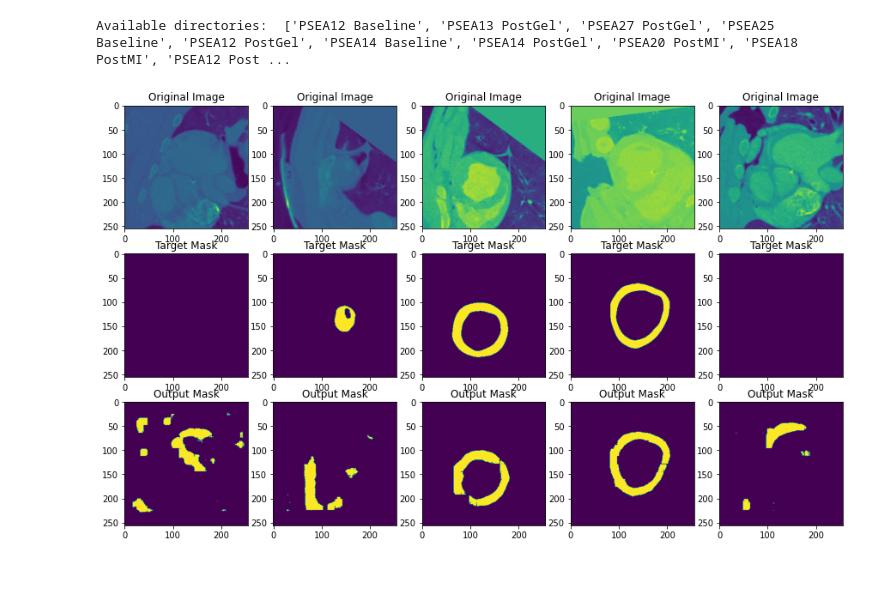
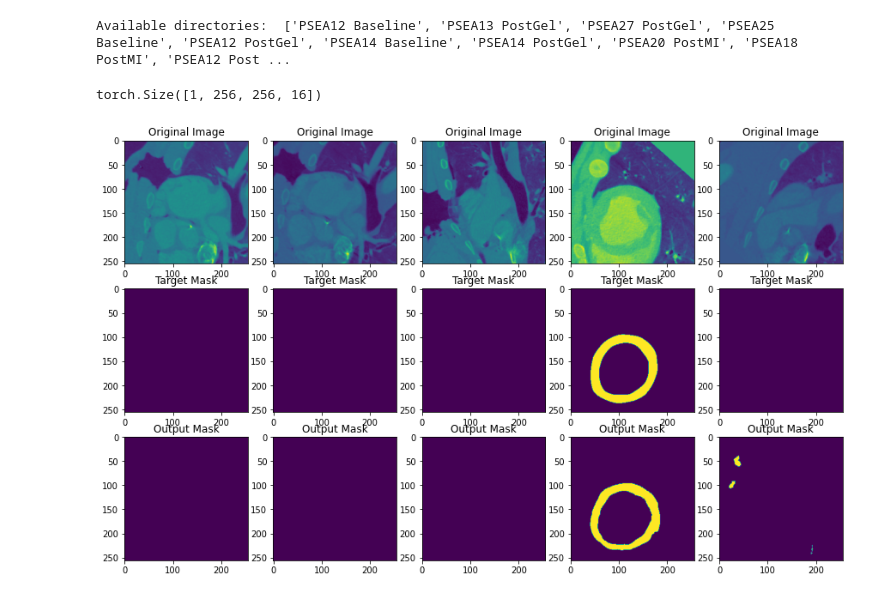
Before and after one commit to jsk0301/kim-papademetris-lab, a Jupyter notebook: lv_masking/a1_model_evaluation.ipynb, the cells around one changed output. Cells and saved outputs as stored; diff of their text form; code cells hidden in the pictures.

Commit message:
unet 256 results

```diff
--- a/lv_masking/a1_model_evaluation.ipynb
+++ b/lv_masking/a1_model_evaluation.ipynb
@@ -22,12 +25,16 @@ from MONAIUNet import UNet
 # 'models/6-9-2020_patched_64/tb_logs/6-9-2020_patched_64/version_0/checkpoints/epoch=994.ckpt'
 # 'models/6-15-2020_celoss/tb_logs/6-15-2020_celoss/version_0/checkpoints/epoch=569.ckpt'
 # 'models/6-16-2020_normalize/tb_logs/6-16-2020_normalize/version_0/checkpoints/epoch=664.ckpt'
-test_checkpoint_path = 'models/6-16-2020_normalize/tb_logs/6-16-2020_normalize/version_0/checkpoints/epoch=664.ckpt'
+# 'models/6-18-2020_3d_unet/tb_logs/6-18-2020_3d_unet/version_0/checkpoints/epoch=424.ckpt'
+# 'models/6-18-2020_ru/tb_logs/6-18-2020_ru/version_0/checkpoints/epoch=824.ckpt'
+# 'models/6-19-2020_3d_256/tb_logs/6-18-2020_3d_unet/version_1/checkpoints/epoch=99.ckpt'
+test_checkpoint_path = 'models/6-19-2020_3d_256/tb_logs/6-18-2020_3d_unet/version_1/checkpoints/epoch=99.ckpt'
 # %%
-criterion = monai.losses.DiceLoss(to_onehot_y=True, do_softmax=True)
+criterion = monai.losses.DiceLoss(to_onehot_y=True, softmax=True)
 model = UNet.load_from_checkpoint(
     test_checkpoint_path,
-    dimensions=2,
+#     dimensions=2,
+    dimensions=3,
     in_channels=1,
     out_channels=2,
     channels=(64, 128, 258, 512, 1024),
@@ -82,7 +89,8 @@ test_transforms = Compose(
         NormalizeIntensityd(keys="image"),
         RandSpatialCropd(
             keys=data_keys,
-            roi_size=(256, 256, 1),
+            roi_size=(256, 256, 16),
+#             roi_size=(256, 256, 1),
             random_size=False
         ),
         ToTensord(keys=data_keys),
@@ -98,27 +106,31 @@ test_dataset = monai.data.Dataset(
     data=test_dicts,
     transform=test_transforms,
 )
+# %%
+test_dataset[0]['image'].shape
+# %% [output]
+torch.Size([1, 256, 256, 16])
 # %%
 test_samples = random.sample(range(len(test_dataset)), 5)
 fig, axs = plt.subplots(3, 5, figsize=(15, 9))
 
 for i in range(5):
     sample = test_dataset[test_samples[i]]
-    axs[0, i].imshow(sample['image'][0, :, :, 0])
+    axs[0, i].imshow(sample['image'][0, :, :, 8])
     axs[0, i].set_title('Original Image')
 
-    axs[1, i].imshow(sample['mask'][0, :, :, 0])
+    axs[1, i].imshow(sample['mask'][0, :, :, 8])
     axs[1, i].set_title('Target Mask')
 
-    test_image = sample['image'].unsqueeze(0).squeeze(4)
+    test_image = sample['image'].unsqueeze(0) #.squeeze(4)
     test_mask = model(test_image)
     test_mask = test_mask.argmax(1).squeeze(0).detach()
-    axs[2, i].imshow(test_mask)
+    axs[2, i].imshow(test_mask[:, :, 8])
     axs[2, i].set_title('Output Mask')
 
-plt.savefig('results/' + model.hparams.name + '.png')
+plt.savefig('results/' + model.hparams.name + '2.png')
 # %% [output]
-[figure, old version]
+[figure, new version]
 # %%
 train_samples = random.sample(range(len(train_dataset)), 5)
 fig, axs = plt.subplots(3, 5, figsize=(15, 9))
```
Also changed, not shown: parts of 3 cells of this notebook, 31 other files.
